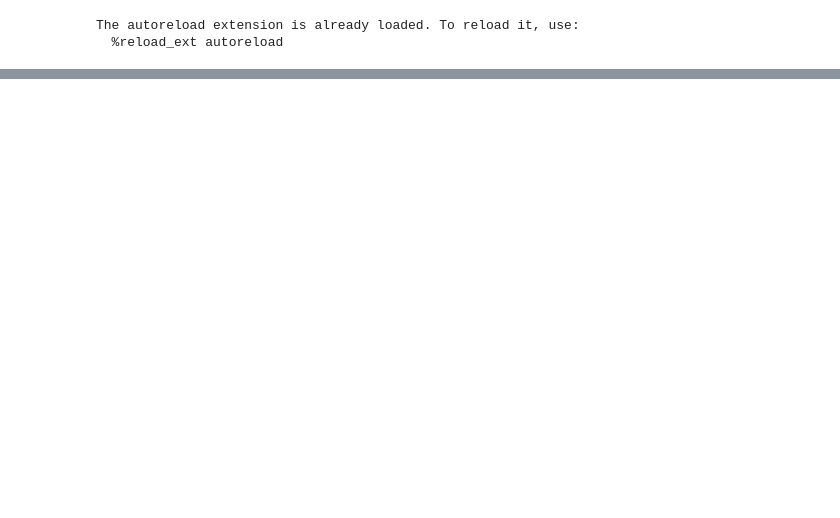
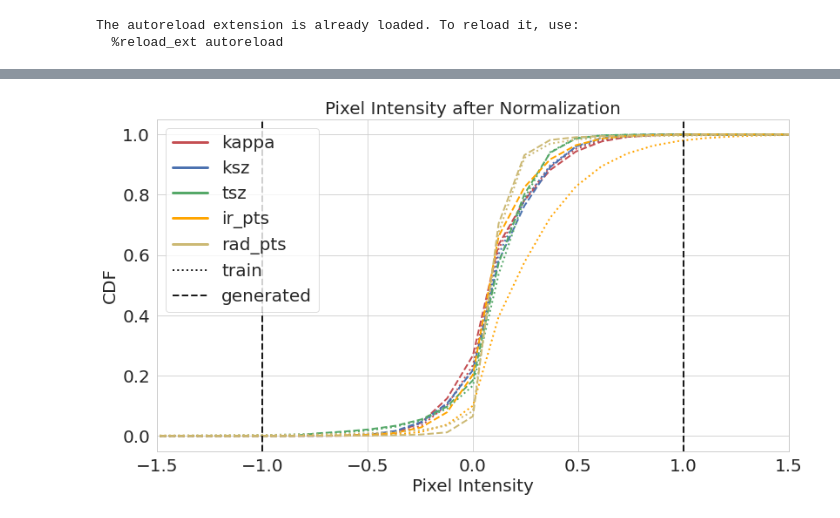
Before and after one commit to dwhan89/cosmikyu, a Jupyter notebook: notebooks/081120_fg_project_plots.ipynb, the cells around one changed output, grey strips where cells are left out. Drawn from its saved outputs; the diff is of its cells as text; code cells hidden in the pictures; blank space fills up the shorter version.

```diff
--- a/notebooks/081120_fg_project_plots.ipynb
+++ b/notebooks/081120_fg_project_plots.ipynb
@@ -118,0 +151,54 @@ plt.show()
+# %%
+train = utils.load_data("/home/dwhan89/workspace/cosmikyu/data/sehgal/normalized_histogram_trainv3.npz")
+generated = utils.load_data("/home/dwhan89/workspace/cosmikyu/data/sehgal/normalized_histogram_generated_100epochsv2.npz")
+fig = plt.figure(figsize=(13, 7))
+ax = fig.gca()
+color = ['r','b','g','orange','y']
+ctr = 0
+compts = ["kappa", "ksz", "tsz", "ir_pts", "rad_pts"]
+for key in compts:
+    hist_train = train[key]['hist']
+    bins_train = train[key]["bin_centers"]
+    nsum_trian = np.sum(hist_train)
+    hist_train = hist_train/nsum_trian
+    x = np.linspace(-6,6,len(hist_train))
+    cdf = np.zeros(len(x))
+    for i, lmin in enumerate(x):
+        loc = np.where(bins_train<lmin)
+        cdf[i] = np.sum(hist_train[loc])
+    plt.plot(x, cdf, alpha=1, ls=":", lw=2, color=color[ctr])
+
+    hist_generated = generated[key]['hist']
+    bins_generated = generated[key]["bin_centers"]
+    nsum_generated = np.sum(hist_generated)
+    hist_generated = hist_generated/nsum_generated
+    x = np.linspace(-6,6,len(hist_generated))
+    cdf = np.zeros(len(x))
+    for i, lmin in enumerate(x):
+        loc = np.where(bins_generated<lmin)
+        cdf[i] = np.sum(hist_generated[loc])
+    plt.plot(x, cdf, alpha=1, lw=2, ls="--", color=color[ctr])
+    ctr += 1
+
+ctr = 0
+for key in compts:
+    plt.plot([], [], label=key, alpha=1, ls="-", lw=3, color=color[ctr])
+    ctr += 1
+
+plt.plot([], [], label="train", ls=":", lw=2, color="k")
+plt.plot([], [], label="generated", ls="--", lw=2, color="k")
+
+plt.title("Pixel Intensity after Normalization", fontsize=20)
+plt.xlabel("Pixel Intensity", fontsize=20)
+plt.ylabel("CDF", fontsize=20)
+plt.xlim(-1.5,1.5)
+ax.tick_params(axis='both', which='major', labelsize=20)
+ax.tick_params(axis='both', which='minor', labelsize=20)
+plt.legend(fontsize=20)
+plt.ylim(-0.05,1.05)
+plt.axvline(x=1, ls="--", lw=2, color="k")
+plt.axvline(x=-1, ls="--", lw=2, color="k")
+plt.yscale("linear")
+plt.show()
+# %% [output]
+[figure, added]
```
Also changed, not shown: parts of 9 cells of this notebook, 12 other files.
